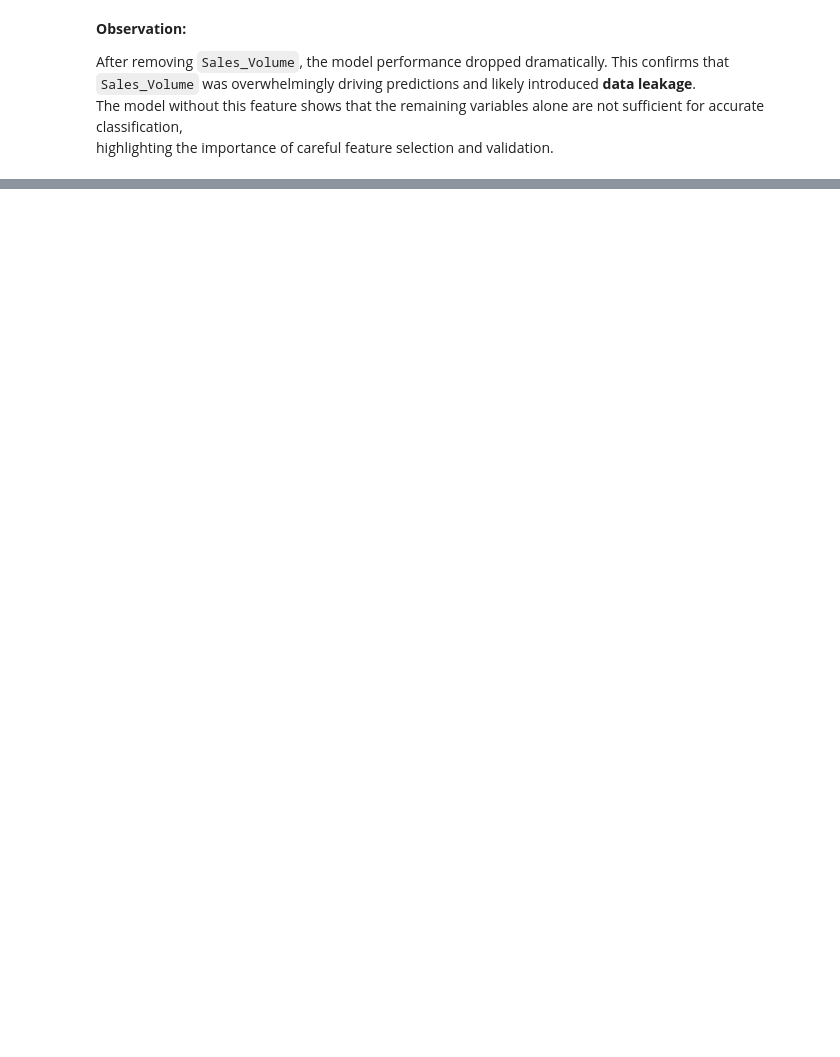
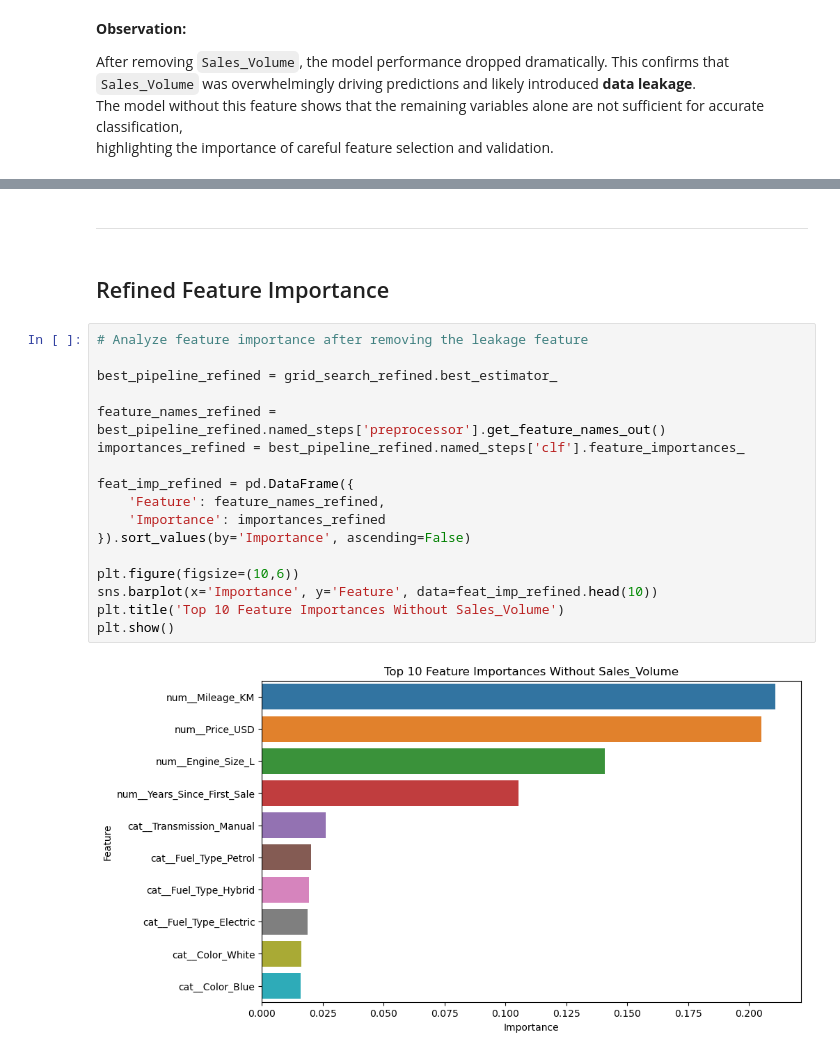
Before and after one commit to Safonovanastya87/bmw-sales-eda-classification, a Jupyter notebook: notebooks/bmw-sales-eda-classification.ipynb, the cells around one changed output, grey strips where cells are left out. Cells and saved outputs as stored; diff of their text form; blank space fills up the shorter version.

```diff
--- a/notebooks/bmw-sales-eda-classification.ipynb
+++ b/notebooks/bmw-sales-eda-classification.ipynb
@@ -406,0 +832,23 @@ plt.show()
+# %% [markdown]
+---
+# %% [markdown]
+## Refined Feature Importance
+# %%
+# Analyze feature importance after removing the leakage feature
+
+best_pipeline_refined = grid_search_refined.best_estimator_
+
+feature_names_refined = best_pipeline_refined.named_steps['preprocessor'].get_feature_names_out()
+importances_refined = best_pipeline_refined.named_steps['clf'].feature_importances_
+
+feat_imp_refined = pd.DataFrame({
+    'Feature': feature_names_refined,
+    'Importance': importances_refined
+}).sort_values(by='Importance', ascending=False)
+
+plt.figure(figsize=(10,6))
+sns.barplot(x='Importance', y='Feature', data=feat_imp_refined.head(10))
+plt.title('Top 10 Feature Importances Without Sales_Volume')
+plt.show()
+# %% [output]
+[figure, added]
```
Also changed, not shown: parts of 88 cells of this notebook.
